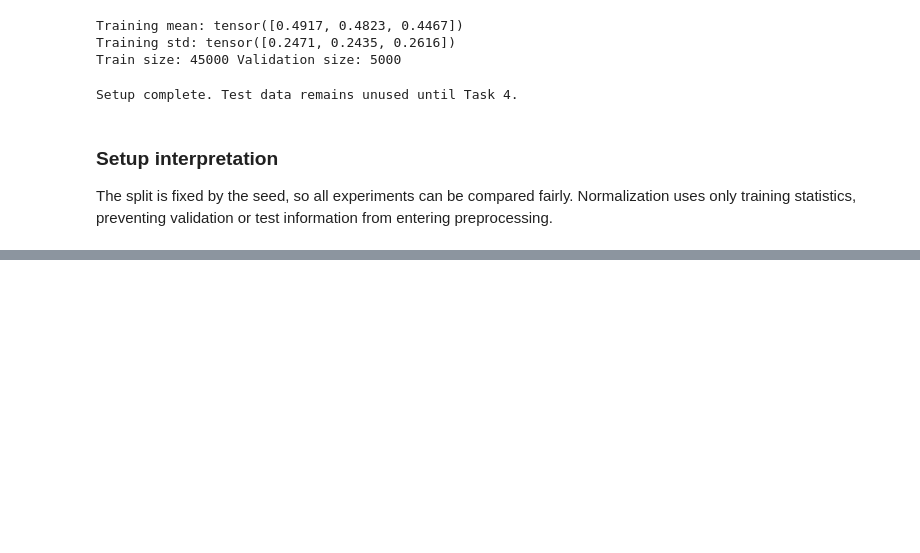
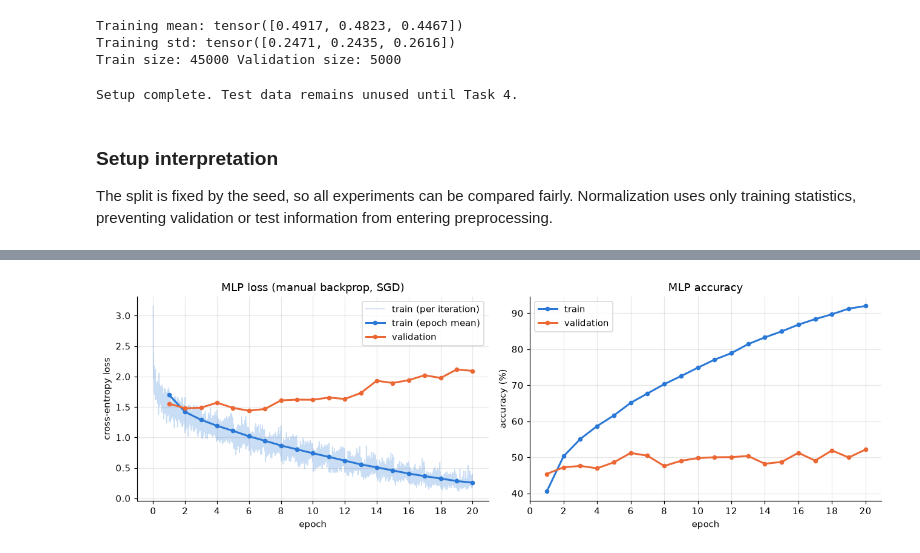
Before and after one commit to indunil-k/CNNs_220240G, a Jupyter notebook: EN4554_Assignment_2_CNNs.ipynb, the cells around one changed output, grey strips where cells are left out. Cells and saved outputs as stored; diff of their text form; code cells hidden in the pictures; blank space fills up the shorter version.

Commit message:
Task 1: Backpropagation

```diff
--- a/EN4554_Assignment_2_CNNs.ipynb
+++ b/EN4554_Assignment_2_CNNs.ipynb
@@ -14,7 +14,9 @@ We fix seeds, create a fixed 45,000/5,000 split, and compute normalization stati
 import random
 import numpy as np
 import torch
+import torch.nn.functional as F
 import torchvision
+import matplotlib.pyplot as plt
 from torch.utils.data import DataLoader, Subset
 from torchvision import transforms
 
@@ -29,6 +31,10 @@ torch.backends.cudnn.benchmark = False
 device = torch.device('cuda' if torch.cuda.is_available() else 'cpu')
 print('PyTorch:', torch.__version__)
 print('Device:', device)
+
+COLORS = ['#2a78d6', '#eb6834', '#1baf7a', '#eda100', '#e87ba4', '#008300', '#6250d6', '#e34948']
+plt.rcParams.update({'axes.grid': True, 'grid.alpha': 0.3, 'axes.spines.top': False,
+                     'axes.spines.right': False, 'lines.linewidth': 2, 'figure.dpi': 110})
 # %% [output]
 PyTorch: 2.14.1+cpu
 Device: cpu
@@ -64,8 +70,8 @@ transform = transforms.Compose([transforms.ToTensor(), normalize])
 train_dataset_full = torchvision.datasets.CIFAR10(root='./data', train=True, download=False, transform=transform)
 train_dataset = Subset(train_dataset_full, train_indices)
 val_dataset = Subset(train_dataset_full, val_indices)
-train_loader = DataLoader(train_dataset, batch_size=128, shuffle=True, num_workers=NUM_WORKERS, pin_memory=True)
-val_loader = DataLoader(val_dataset, batch_size=256, shuffle=False, num_workers=NUM_WORKERS, pin_memory=True)
+train_loader = DataLoader(train_dataset, batch_size=128, shuffle=True, num_workers=NUM_WORKERS, pin_memory=torch.cuda.is_available())
+val_loader = DataLoader(val_dataset, batch_size=256, shuffle=False, num_workers=NUM_WORKERS, pin_memory=torch.cuda.is_available())
 print('Setup complete. Test data remains unused until Task 4.')
 # %% [output]
 Setup complete. Test data remains unused until Task 4.
@@ -75,0 +324,22 @@ The split is fixed by the seed, so all experiments can be compared fairly. Norma
+# %%
+iters_per_epoch = len(train_loader)
+epoch_axis = np.arange(1, epochs + 1)
+fig, (ax_loss, ax_acc) = plt.subplots(1, 2, figsize=(12, 4))
+
+ax_loss.plot(np.arange(1, len(history['iter_loss']) + 1) / iters_per_epoch, history['iter_loss'],
+             color=COLORS[0], alpha=0.25, linewidth=1, label='train (per iteration)')
+ax_loss.plot(epoch_axis, history['train_loss'], color=COLORS[0], marker='o', markersize=4, label='train (epoch mean)')
+ax_loss.plot(epoch_axis, history['val_loss'], color=COLORS[1], marker='o', markersize=4, label='validation')
+ax_loss.set(xlabel='epoch', ylabel='cross-entropy loss', title='MLP loss (manual backprop, SGD)')
+ax_loss.legend()
+
+ax_acc.plot(epoch_axis, np.array(history['train_acc']) * 100, color=COLORS[0], marker='o', markersize=4, label='train')
+ax_acc.plot(epoch_axis, np.array(history['val_acc']) * 100, color=COLORS[1], marker='o', markersize=4, label='validation')
+ax_acc.set(xlabel='epoch', ylabel='accuracy (%)', title='MLP accuracy')
+ax_acc.legend()
+for ax in (ax_loss, ax_acc):
+    ax.set_xticks(np.arange(0, epochs + 1, 2))
+plt.tight_layout()
+plt.show()
+# %% [output]
+[figure, added]
```
Also changed, not shown: parts of 12 cells of this notebook.
